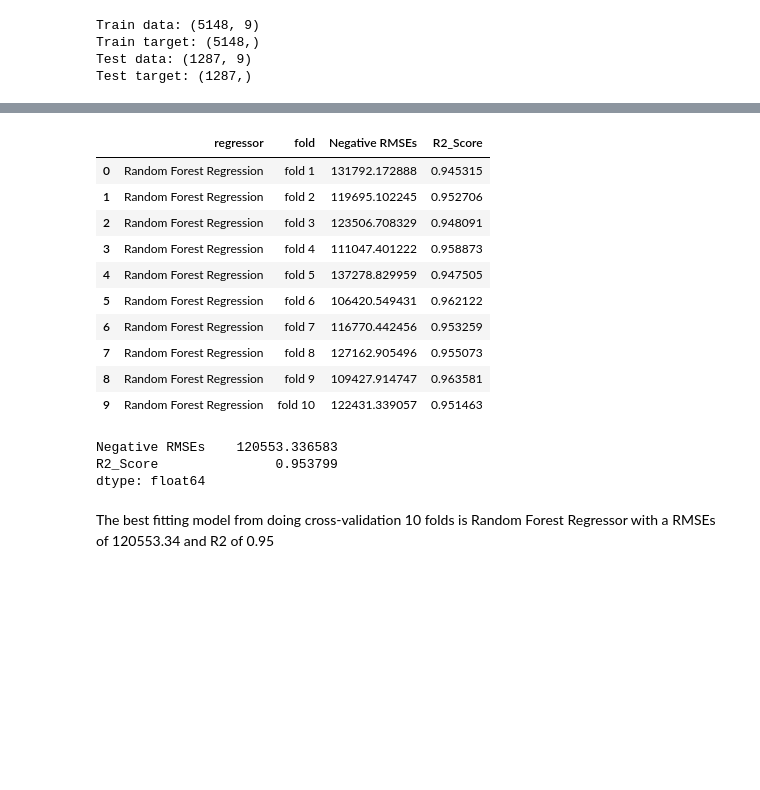
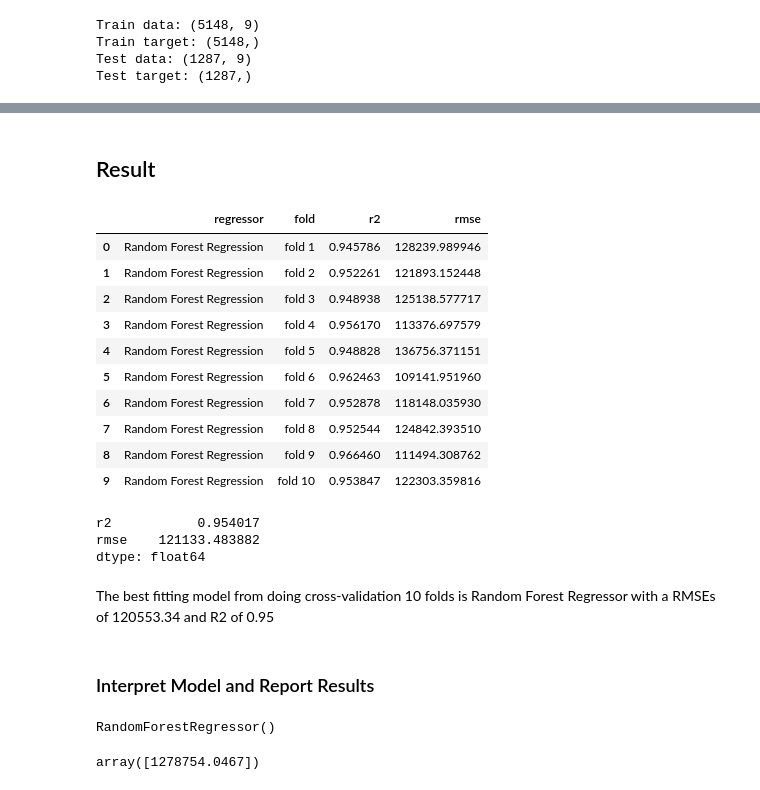
Before and after one commit to SatNichapon/DSI205_project, a Jupyter notebook: DSI205project.ipynb, the cells around one changed output, grey strips where cells are left out. Saved outputs shown, nothing was run; the diff lists cells and outputs as text; code cells hidden in the pictures; blank space fills up the shorter version.

```diff
--- a/DSI205project.ipynb
+++ b/DSI205project.ipynb
@@ -463,7 +350,8 @@ pd.DataFrame(X_scaled)
 # %% [markdown]
 Split Train and Test data
 # %%
-X_train, X_test, y_train, y_test = train_test_split(X_scaled, y, test_size=0.2, random_state=42)
+# แบ่งข้อมูล train test อัตราส่วน 80 : 20
+X_train, X_test, y_train, y_test = train_test_split(X, y, test_size=0.2, random_state=42)
 # %%
 print(f'Train data: {X_train.shape}')
 print(f'Train target: {y_train.shape}')
@@ -530,5 +425,6 @@ evaluate_regressors_rmses(regressors, regressor_names, X_train, y_train, X_test,
 # %%
-def compare_cross_val(regressors, X_train, y_train, cv=10, scoring='neg_root_mean_squared_error'):
+# สร้างฟังก์ชัน compare_cross_val ที่รับค่า regressors, X_train, y_train โดยฟังก์ชันจะทำการ train โมเดล ทำนาย y_pred และ return ค่า RMSE และ R squared
+def compare_cross_val(regressors, X_train, y_train, cv=10, scoring='r2'):
 
   if scoring[:3] != 'neg':
     scores = [cross_val_score(regressor, X_train, y_train, cv=cv, scoring=scoring) for regressor in regressors]
@@ -555,4 +451,5 @@ compare_cross_val(regressors, X_train, y_train, cv=5, scoring='neg_root_mean_squ
 # %%
-cross_neg_rmse = compare_cross_val(regressors, X_train, y_train, cv=10, scoring='neg_root_mean_squared_error')
-cross_neg_rmse = pd.melt(cross_neg_rmse, id_vars='regressor', var_name='fold', value_name='Negative RMSEs')
-cross_neg_rmse
+def reshape_cross_df(regressors, X_train, y_train, cv=10, scoring='r2'):
+  cross_df = compare_cross_val(regressors, X_train, y_train, cv=cv, scoring=scoring)
+  reshape_df = pd.melt(cross_df, id_vars='regressor', var_name='fold', value_name='score')
+  return reshape_df
@@ -615,23 +474,40 @@ plt.show()
+# %% [markdown]
+## Result
+# %%
+cross_result_r2 = reshape_cross_df(regressors, X_train, y_train, cv=10, scoring='r2')
+cross_result_rmse = reshape_cross_df(regressors, X_train, y_train, cv=10, scoring='neg_root_mean_squared_error')
+cross_result_r2.rename(columns={'score':'r2'}, inplace=True)
+cross_result_rmse.rename(columns={'score':'rmse'}, inplace=True)
 # %%
-cross_result_df = cross_neg_rmse.loc[cross_neg_rmse['regressor'] == 'Random Forest Regression'].merge(cross_r2, how='left')
+cross_result_df = cross_result_r2.loc[cross_result_r2['regressor'] == 'Random Forest Regression'].merge(cross_result_rmse, how='left')
 cross_result_df
 # %% [output]
-|  | regressor | fold | Negative RMSEs | R2_Score |
-| 0 | Random Forest Regression | fold 1 | 131792.172888 | 0.945315 |
-| 1 | Random Forest Regression | fold 2 | 119695.102245 | 0.952706 |
-| 2 | Random Forest Regression | fold 3 | 123506.708329 | 0.948091 |
-| 3 | Random Forest Regression | fold 4 | 111047.401222 | 0.958873 |
-| 4 | Random Forest Regression | fold 5 | 137278.829959 | 0.947505 |
-| 5 | Random Forest Regression | fold 6 | 106420.549431 | 0.962122 |
-| 6 | Random Forest Regression | fold 7 | 116770.442456 | 0.953259 |
-| 7 | Random Forest Regression | fold 8 | 127162.905496 | 0.955073 |
-| 8 | Random Forest Regression | fold 9 | 109427.914747 | 0.963581 |
-| 9 | Random Forest Regression | fold 10 | 122431.339057 | 0.951463 |
+|  | regressor | fold | r2 | rmse |
+| 0 | Random Forest Regression | fold 1 | 0.945786 | 128239.989946 |
+| 1 | Random Forest Regression | fold 2 | 0.952261 | 121893.152448 |
+| 2 | Random Forest Regression | fold 3 | 0.948938 | 125138.577717 |
+| 3 | Random Forest Regression | fold 4 | 0.956170 | 113376.697579 |
+| 4 | Random Forest Regression | fold 5 | 0.948828 | 136756.371151 |
+| 5 | Random Forest Regression | fold 6 | 0.962463 | 109141.951960 |
+| 6 | Random Forest Regression | fold 7 | 0.952878 | 118148.035930 |
+| 7 | Random Forest Regression | fold 8 | 0.952544 | 124842.393510 |
+| 8 | Random Forest Regression | fold 9 | 0.966460 | 111494.308762 |
+| 9 | Random Forest Regression | fold 10 | 0.953847 | 122303.359816 |
 # %%
 cross_result_df.mean()
 # %% [output]
-Negative RMSEs    120553.336583
-R2_Score               0.953799
+r2           0.954017
+rmse    121133.483882
 dtype: float64
 # %% [markdown]
 The best fitting model from doing cross-validation 10 folds is Random Forest Regressor with a RMSEs of 120553.34 and R2 of 0.95
+# %% [markdown]
+### Interpret Model and Report Results
+# %%
+random_forest_regressor.fit(X_train, y_train)
+# %% [output]
+RandomForestRegressor()
+# %%
+random_forest_regressor.predict(np.array(X_test)[0].reshape((1,-1)))
+# %% [output]
+array([1278754.0467])
```
Also changed, not shown: parts of 86 cells of this notebook.
